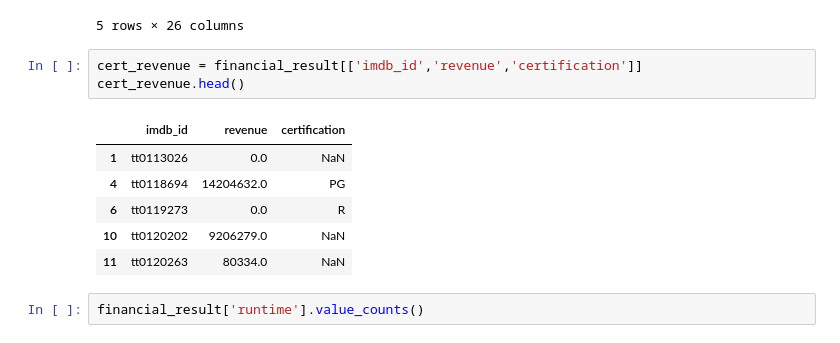
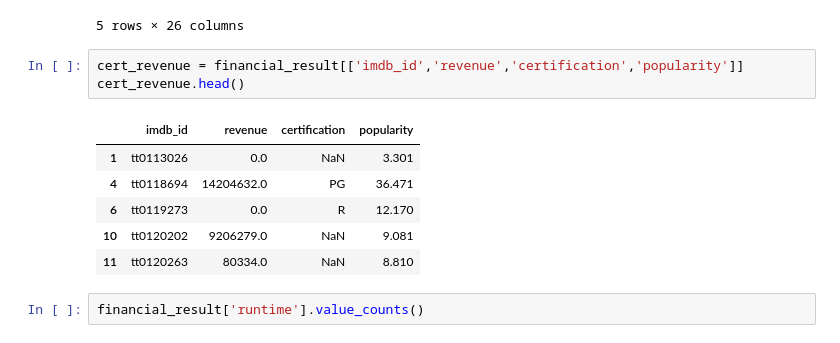
Before and after one commit to Noks06/ods-pt-data-enrichment-project, a Jupyter notebook: Part4-Hypothesis-Testing.ipynb, the cells around one changed output. Drawn from its saved outputs; the diff is of its cells as text.

```diff
--- a/Part4-Hypothesis-Testing.ipynb
+++ b/Part4-Hypothesis-Testing.ipynb
@@ -122,15 +123,15 @@ financial_result.head()
 | 11 | tt0120263 | 0.0 | /ynXVuylP8upazjz8lrqb1PEMkdR.jpg | NaN | 0.0 | [{'id': 18, 'name': 'Drama'}, {'i... | NaN | 34070.0 | ... |
 5 rows × 26 columns
 # %%
-cert_revenue = financial_result[['imdb_id','revenue','certification']]
+cert_revenue = financial_result[['imdb_id','revenue','certification','popularity']]
 cert_revenue.head()
 # %% [output]
-|  | imdb_id | revenue | certification |
-| 1 | tt0113026 | 0.0 | NaN |
-| 4 | tt0118694 | 14204632.0 | PG |
-| 6 | tt0119273 | 0.0 | R |
-| 10 | tt0120202 | 9206279.0 | NaN |
-| 11 | tt0120263 | 80334.0 | NaN |
+|  | imdb_id | revenue | certification | popularity |
+| 1 | tt0113026 | 0.0 | NaN | 3.301 |
+| 4 | tt0118694 | 14204632.0 | PG | 36.471 |
+| 6 | tt0119273 | 0.0 | R | 12.170 |
+| 10 | tt0120202 | 9206279.0 | NaN | 9.081 |
+| 11 | tt0120263 | 80334.0 | NaN | 8.810 |
 # %%
 financial_result['runtime'].value_counts()
 # %% [output]
```
Also changed, not shown: parts of 64 cells of this notebook.
